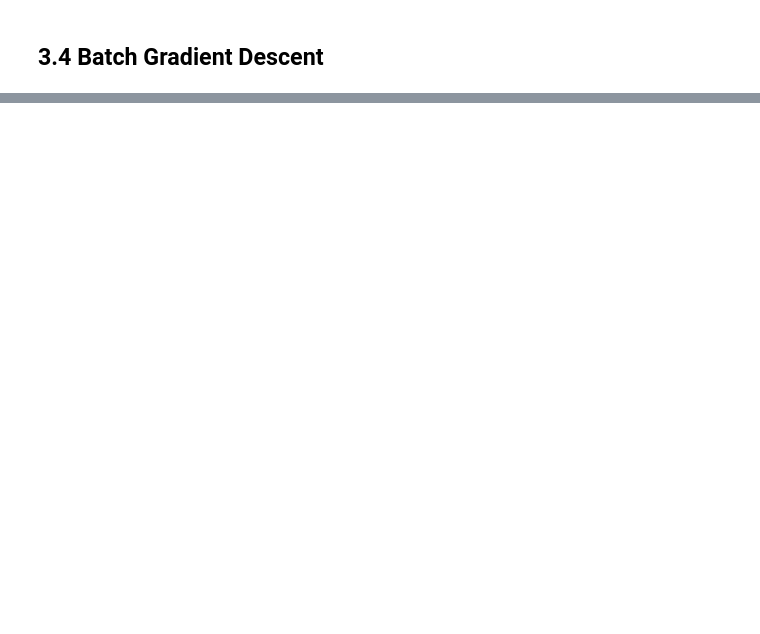
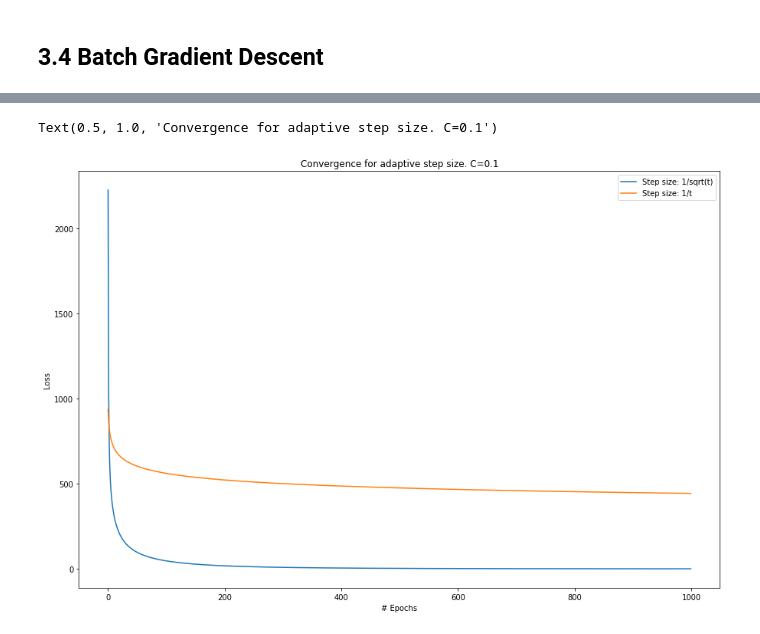
Before and after one commit to cfizette/NYU-Data-Science, a Jupyter notebook: DS-1003/hw/hw1/hw1-solution.ipynb, the cells around one changed output, grey strips where cells are left out. Drawn from its saved outputs; the diff is of its cells as text; code cells hidden in the pictures; blank space fills up the shorter version.

```diff
--- a/DS-1003/hw/hw1/hw1-solution.ipynb
+++ b/DS-1003/hw/hw1/hw1-solution.ipynb
@@ -96,0 +308,23 @@ The backtracking algorithm is about 6x slower to run 1000 iterations. It is wort
+# %%
+l=0.008
+B=9
+# Reload fresh data
+X, y, X_test, y_test = load_data()
+# Set B=1
+X_ = add_bias(X, b=1)
+X_test_ = add_bias(X_test, b=1)
+# %%
+test_losses=[]
+train_losses=[]
+ayes = [0.005, 0.05, 0.001]
+for a in ayes:
+    theta_hist, loss_hist = stochastic_grad_descent(X_, y, alpha=a, lambda_reg=l)
+    train_losses.append(loss_hist)
+# %%
+for a, loss in zip(ayes, train_losses):
+    plt.plot(loss[:,-1], label='Step size: {}'.format(a))
+plt.legend()
+plt.xlabel('# Epochs')
+plt.ylabel('Loss')
+plt.ylim(0,0.3)
+plt.title('Convergence for fixed step size')
@@ -96,0 +334,18 @@ The backtracking algorithm is about 6x slower to run 1000 iterations. It is wort
+# %%
+test_losses=[]
+train_losses=[]
+ayes = ['1/sqrt(t)', '1/t']
+C=0.1
+for a in ayes:
+    theta_hist, loss_hist = stochastic_grad_descent(X_, y, alpha=a, lambda_reg=l)
+    train_losses.append(loss_hist)
+# %%
+for a, loss in zip(ayes, train_losses):
+    plt.plot(loss[:,-1], label='Step size: {}'.format(a))
+plt.legend()
+plt.xlabel('# Epochs')
+plt.ylabel('Loss')
+plt.title('Convergence for adaptive step size. C=0.1')
+# %% [output]
+Text(0.5, 1.0, 'Convergence for adaptive step size. C=0.1')
+[figure, added]
```
Also changed, not shown: parts of 92 cells of this notebook, 2 other files.
